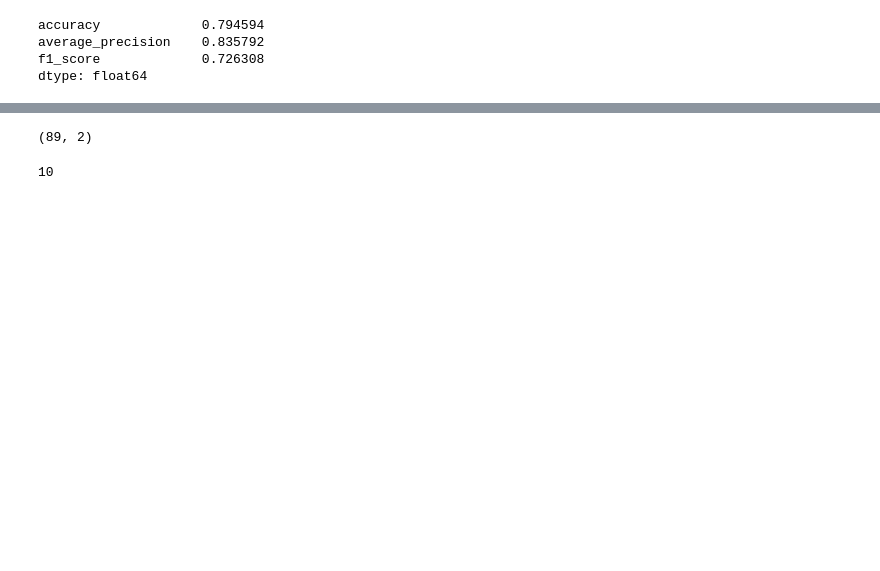
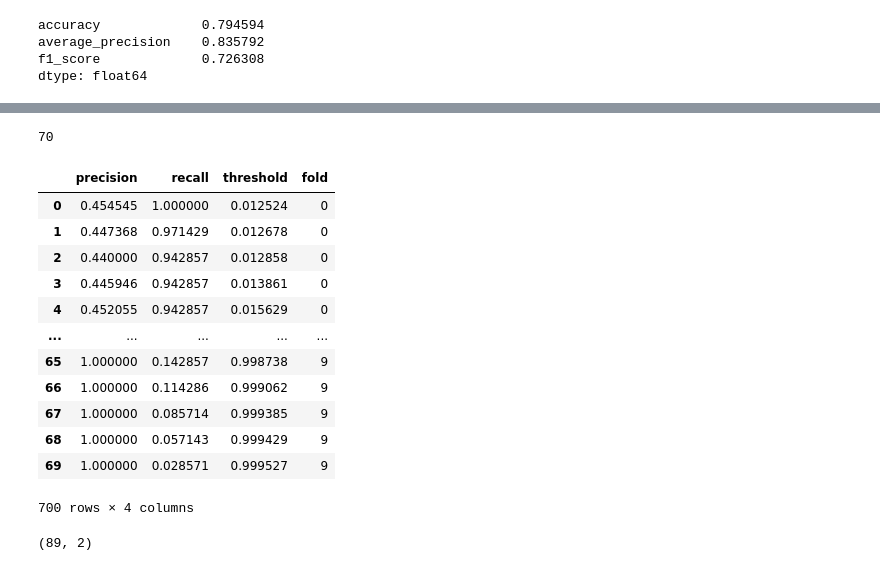
Before and after one commit to sid-basu/ml-exploration, a Jupyter notebook: kaggle-titanic/refinement_1.ipynb, the cells around one changed output, grey strips where cells are left out. Saved outputs shown, nothing was run; the diff lists cells and outputs as text; code cells hidden in the pictures; blank space fills up the shorter version.

Commit message:
summarized precision recall curve for multiple folds in cross validation

```diff
--- a/kaggle-titanic/refinement_1.ipynb
+++ b/kaggle-titanic/refinement_1.ipynb
@@ -564,8 +564,3 @@ for i, (train_index, test_index) in enumerate(skf.split(X, y)):
     preds_list.append(cv_estimators[i].predict_proba(X.loc[test_index, :])[:,1])
     preds_binary_list.append(cv_estimators[i].predict(X.loc[test_index, :]))
     y_list.append(y[test_index])
-# %%
-for y_test, preds, preds_binary in zip(y_list, preds_list, preds_binary_list):
-    print(y_test)
-    print(preds)
-    print(preds_binary)
@@ -631 +611,41 @@ cm_display = metrics.ConfusionMatrixDisplay(cm_mean)
+# %%
+x = metrics.precision_recall_curve(y_test, preds)
+len(x[2])
+# %% [output]
+70
+# %%
+dict_pr_curve = {
+    'precision': [],
+    'recall': [],
+    'threshold': [],
+    'fold': [],
+}
+
+df_pr_curve = pd.DataFrame()
+
+for i, (y_test, preds) in enumerate(zip(y_list, preds_list)):
+    df_pr_curve_tmp = pd.DataFrame()
+
+    df_pr_curve_tmp['precision'] = x[0][:-1]
+    df_pr_curve_tmp['recall'] = x[1][:-1]
+    df_pr_curve_tmp['threshold'] = x[2]
+    df_pr_curve_tmp['fold'] = str(i)
+
+    df_pr_curve = pd.concat([df_pr_curve, df_pr_curve_tmp])
+# %%
+df_pr_curve
+# %% [output]
+|  | precision | recall | threshold | fold |
+| 0 | 0.454545 | 1.000000 | 0.012524 | 0 |
+| 1 | 0.447368 | 0.971429 | 0.012678 | 0 |
+| 2 | 0.440000 | 0.942857 | 0.012858 | 0 |
+| 3 | 0.445946 | 0.942857 | 0.013861 | 0 |
+| 4 | 0.452055 | 0.942857 | 0.015629 | 0 |
+| ... | ... | ... | ... | ... |
+| 65 | 1.000000 | 0.142857 | 0.998738 | 9 |
+| 66 | 1.000000 | 0.114286 | 0.999062 | 9 |
+| 67 | 1.000000 | 0.085714 | 0.999385 | 9 |
+| 68 | 1.000000 | 0.057143 | 0.999429 | 9 |
+| 69 | 1.000000 | 0.028571 | 0.999527 | 9 |
+700 rows × 4 columns
 # %%
@@ -659,7 +674,3 @@ x = metrics.roc_curve(y_test, preds)
 preds_list[9].shape
 # %% [output]
 (89, 2)
-# %%
-len(cv_results['estimator'])
-# %% [output]
-10
```
Also changed, not shown: parts of 9 cells of this notebook, 1 other file.
